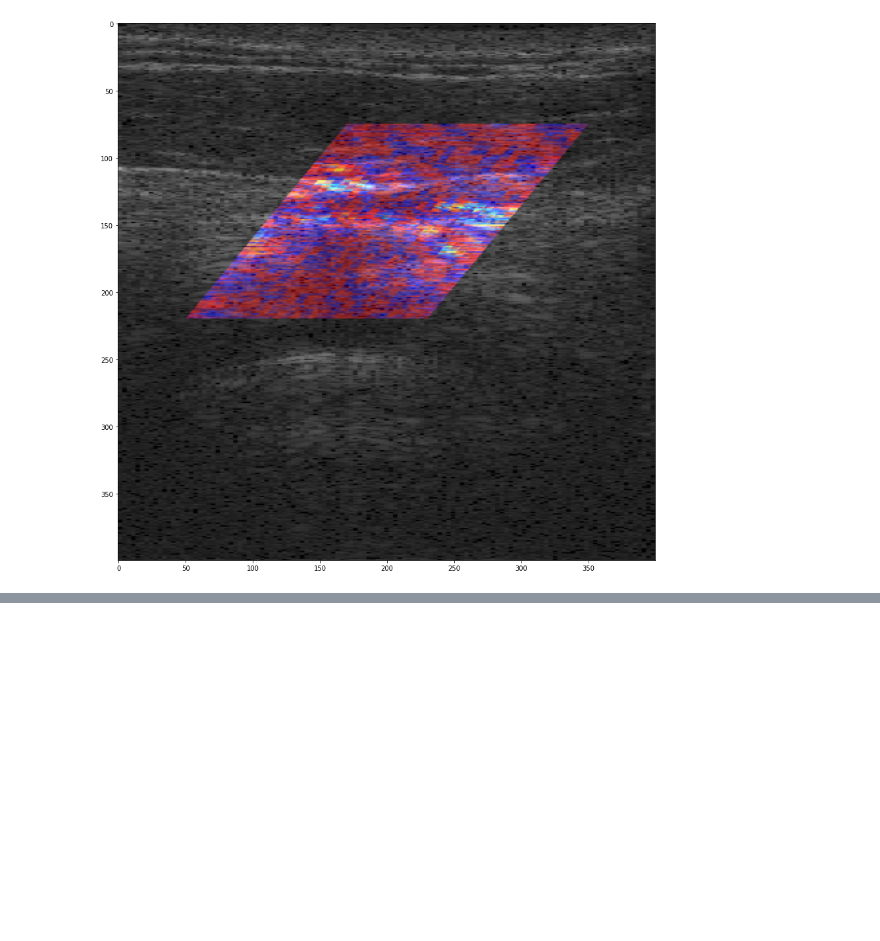
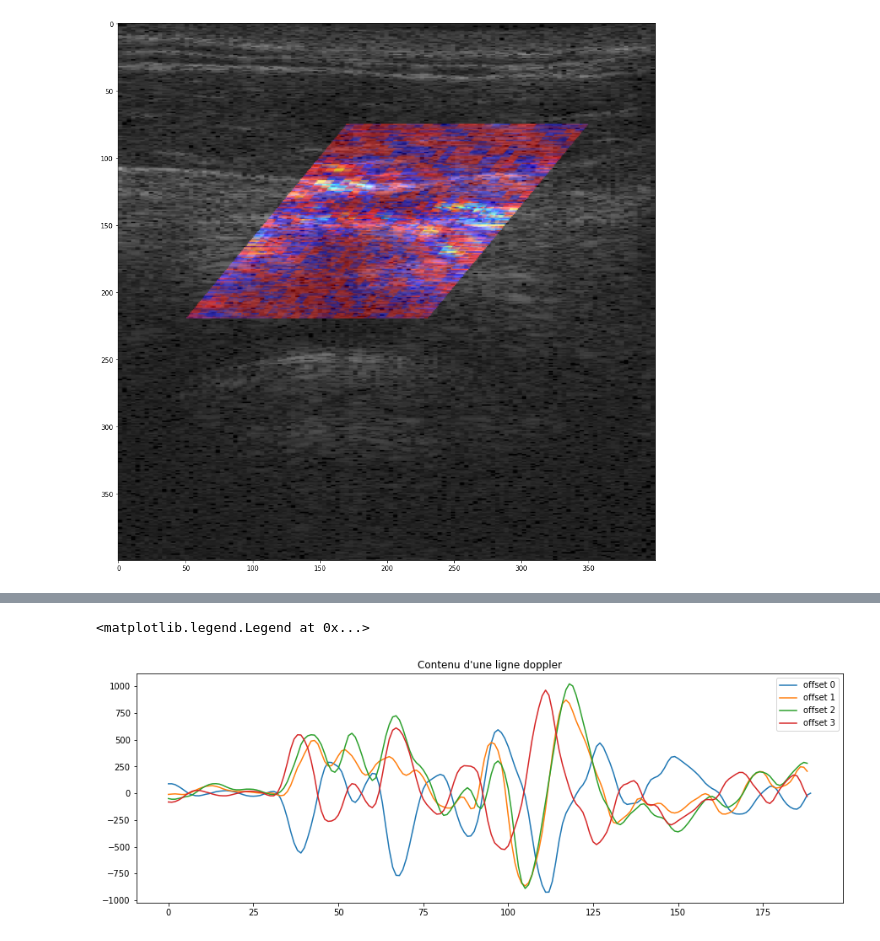
Before and after one commit to kelu124/pyusbus, a Jupyter notebook: experiments/20211031-DopplerGUI.ipynb, the cells around one changed output, grey strips where cells are left out. Drawn from its saved outputs; the diff is of its cells as text; code cells hidden in the pictures; blank space fills up the shorter version.

```diff
--- a/experiments/20211031-DopplerGUI.ipynb
+++ b/experiments/20211031-DopplerGUI.ipynb
@@ -91,0 +104,11 @@ plt.imshow(overlay,cmap= "jet")
+# %%
+plt.figure(figsize=(15,5))
+plt.plot(DOP.T[0][0::4],label="offset 0")
+plt.plot(DOP.T[0][1::4],label="offset 1")
+plt.plot(DOP.T[0][2::4],label="offset 2")
+plt.plot(DOP.T[0][3::4],label="offset 3")
+plt.title("Contenu d'une ligne doppler")
+plt.legend()
+# %% [output]
+<matplotlib.legend.Legend at 0x...>
+[figure, added]
```
Also changed, not shown: parts of 3 cells of this notebook, 1 other file.
